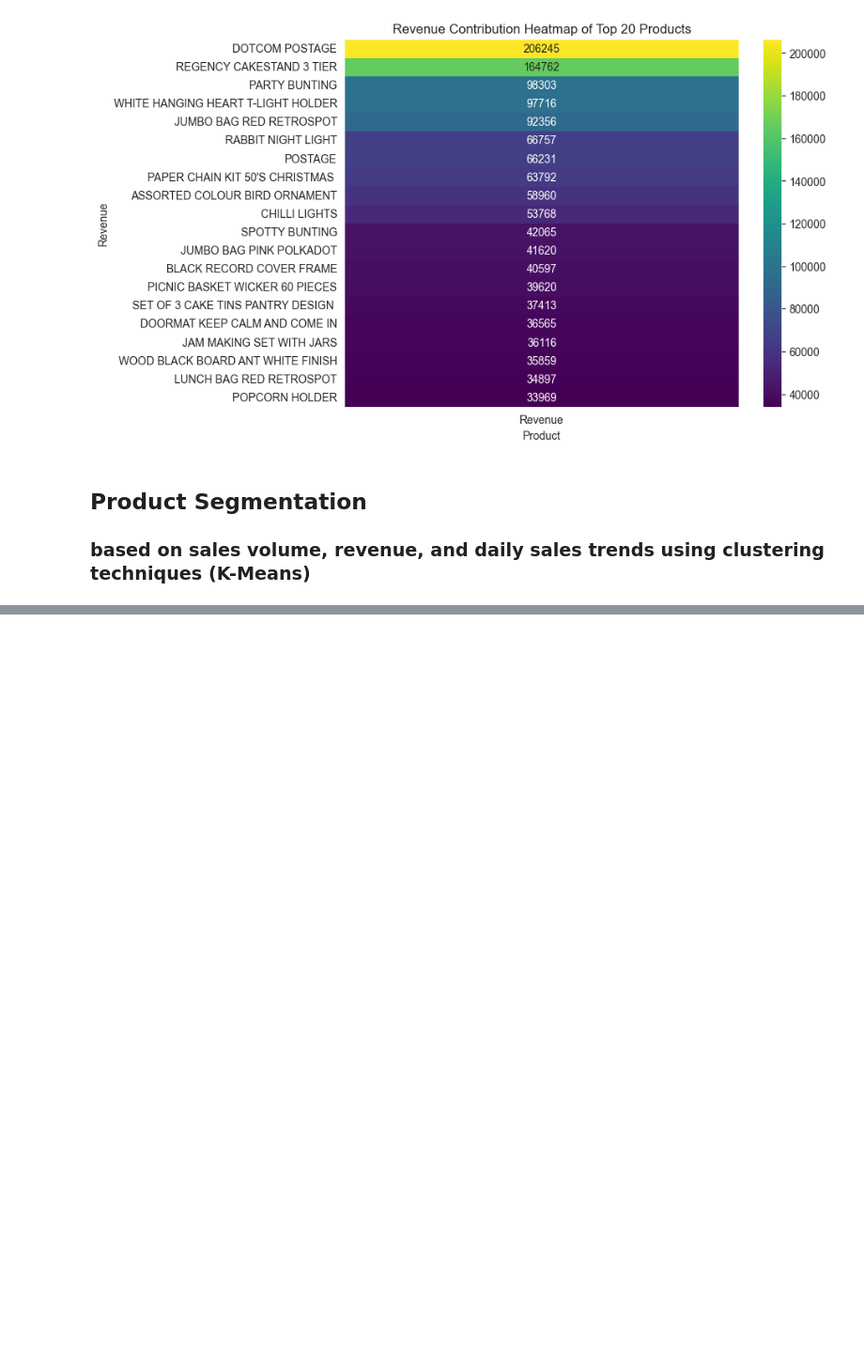
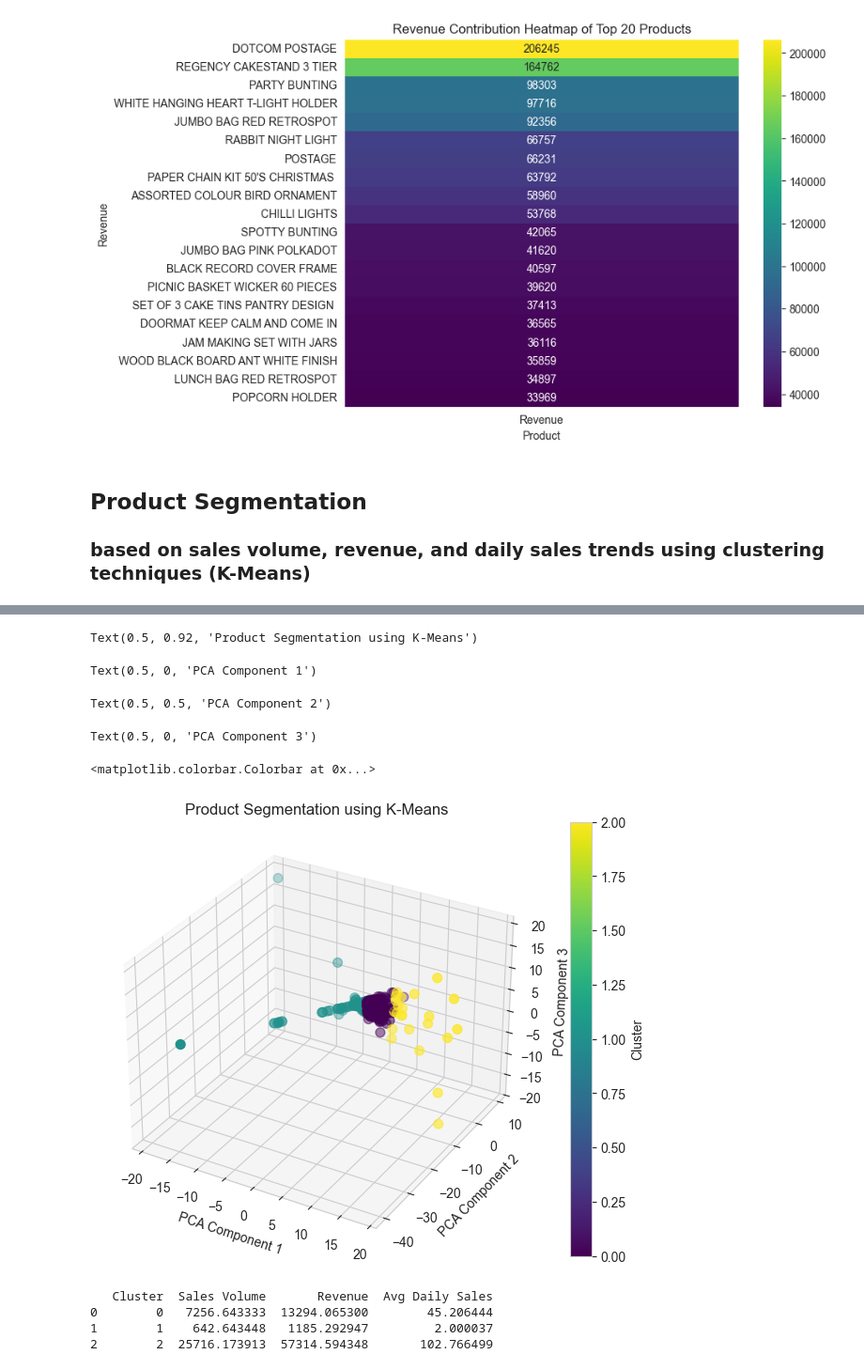
Before and after one commit to skanw/KEDGE_Python-Project_2425, a Jupyter notebook: Project/Suranjana_customerSegmentation.ipynb, the cells around one changed output, grey strips where cells are left out. Shown at 94% size. Cells and saved outputs as stored; diff of their text form; code cells hidden in the pictures; blank space fills up the shorter version.

```diff
--- a/Project/Suranjana_customerSegmentation.ipynb
+++ b/Project/Suranjana_customerSegmentation.ipynb
@@ -541 +518,15 @@ scaled_features = scaler.fit_transform(product_data[features])
+# %%
+# Combine Features
+#we'll combine these features (sales volume, revenue, and daily sales trends) into a single DataFrame.
+
+product_data = pd.merge(sales_volume, revenue, on='StockCode', how='inner')
+product_data = pd.merge(product_data, daily_sales_avg, on='StockCode', how='inner')
+product_data.columns = ['StockCode', 'Sales Volume', 'Revenue', 'Avg Daily Sales']
+# %%
+#Normalize the Data
+# To ensure the clustering algorithm treats all features equally, we need to normalize the data. We can use StandardScaler to standardize the features.
+
+
+scaler = StandardScaler()
+scaled_data = scaler.fit_transform(product_data[['Sales Volume', 'Revenue', 'Avg Daily Sales']])
 # %%
@@ -663,0 +596,45 @@ Together, these graphs provide a comprehensive view of product segmentation, sup
+# %%
+#3D clustering for better understanding
+# Apply PCA to reduce data to 3D for visualization
+pca = PCA(n_components=3)
+pca_components = pca.fit_transform(scaled_data)
+
+# Plot the clusters in 3D
+fig = plt.figure(figsize=(10, 6))
+ax = fig.add_subplot(111, projection='3d')
+scatter = ax.scatter(pca_components[:, 0], pca_components[:, 1], pca_components[:, 2], c=product_data['Cluster'], cmap='viridis', s=50)
+
+# Add title and labels
+ax.set_title('Product Segmentation using K-Means')
+ax.set_xlabel('PCA Component 1')
+ax.set_ylabel('PCA Component 2')
+ax.set_zlabel('PCA Component 3')
+
+# Add colorbar
+fig.colorbar(scatter, label='Cluster')
+
+plt.show()
+# %% [output]
+Text(0.5, 0.92, 'Product Segmentation using K-Means')
+Text(0.5, 0, 'PCA Component 1')
+Text(0.5, 0.5, 'PCA Component 2')
+Text(0.5, 0, 'PCA Component 3')
+<matplotlib.colorbar.Colorbar at 0x...>
+[figure, added]
+# %%
+# Analyze the Clusters
+# Now that you have the clusters, let’s examine each cluster to see how the products differ in terms of Sales Volume, Revenue, and Avg Daily Sales.
+
+# Group by clusters and compute the mean values for each feature
+cluster_summary = product_data.groupby('Cluster').agg({
+    'Sales Volume': 'mean',
+    'Revenue': 'mean',
+    'Avg Daily Sales': 'mean'
+}).reset_index()
+
+print(cluster_summary)
+# %% [output]
+   Cluster  Sales Volume       Revenue  Avg Daily Sales
+0        0   7256.643333  13294.065300        45.206444
+1        1    642.643448   1185.292947         2.000037
+2        2  25716.173913  57314.594348       102.766499
```
Also changed, not shown: parts of 14 cells of this notebook.
